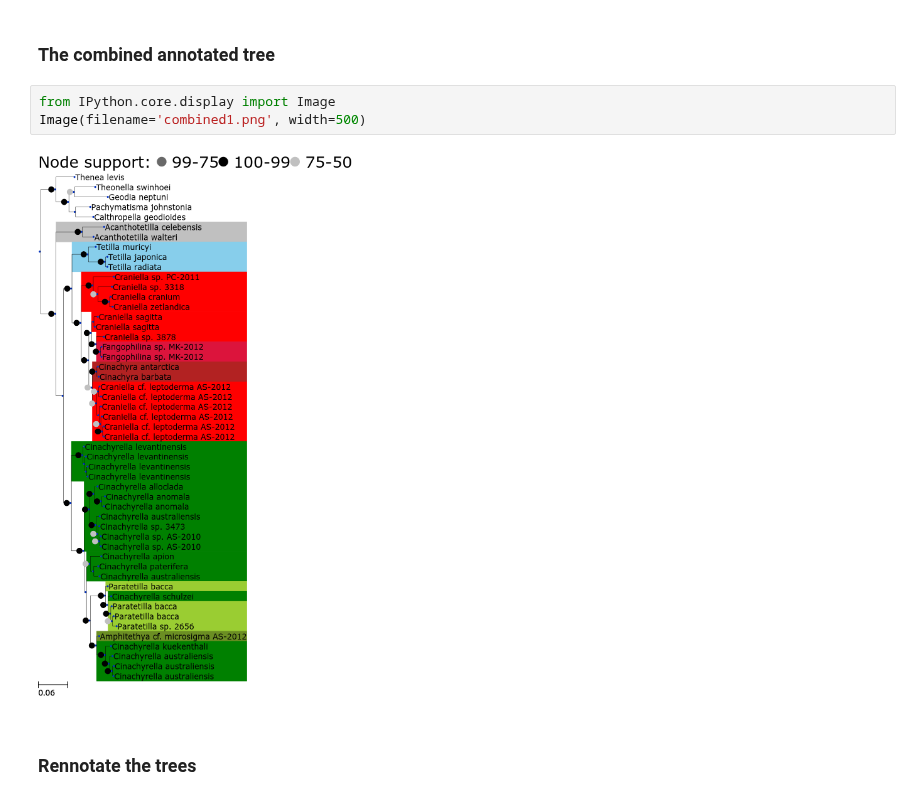
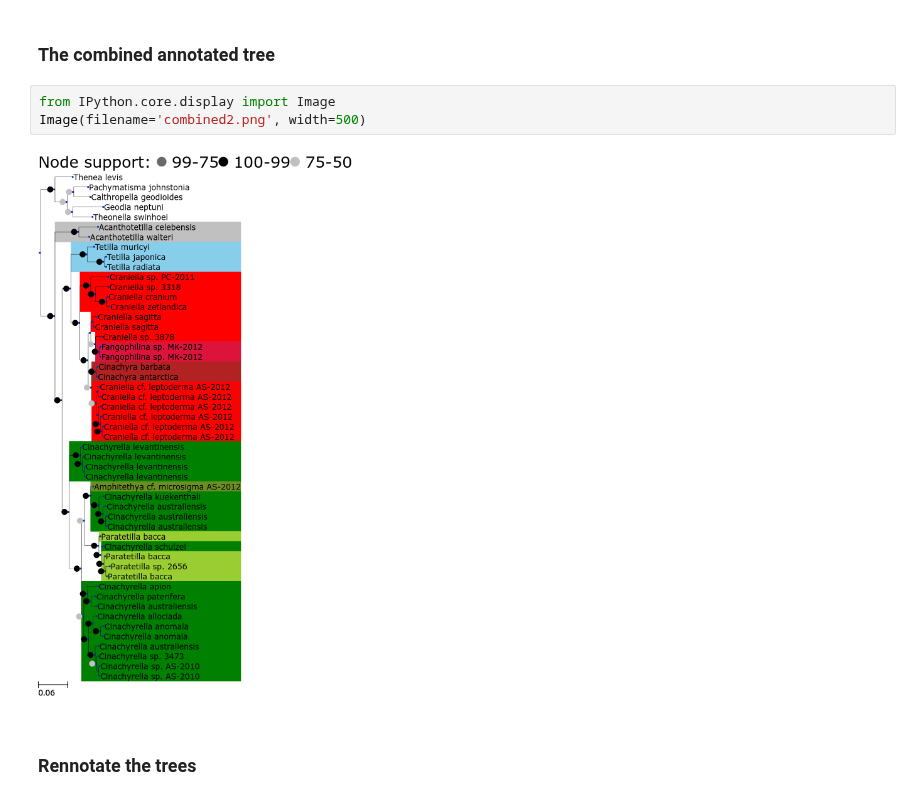
Before and after one commit to HullUni-bioinformatics/ReproPhylo, a Jupyter notebook: parse_embl_genbank.ipynb, the cells around one changed output. Saved outputs shown, nothing was run; the diff lists cells and outputs as text.

```diff
--- a/parse_embl_genbank.ipynb
+++ b/parse_embl_genbank.ipynb
@@ -757,9 +406,9 @@ db.annotate(leaf_labels_txt_meta=['organism'],
 ### The combined annotated tree
 # %%
 from IPython.core.display import Image
-Image(filename='combined1.png', width=500)
+Image(filename='combined2.png', width=500)
 # %% [output]
-[figure, old version]
+[figure, new version]
 # %% [markdown]
 ### Rennotate the trees
 # %%
```
Also changed, not shown: parts of 20 cells of this notebook, 1 other file.
